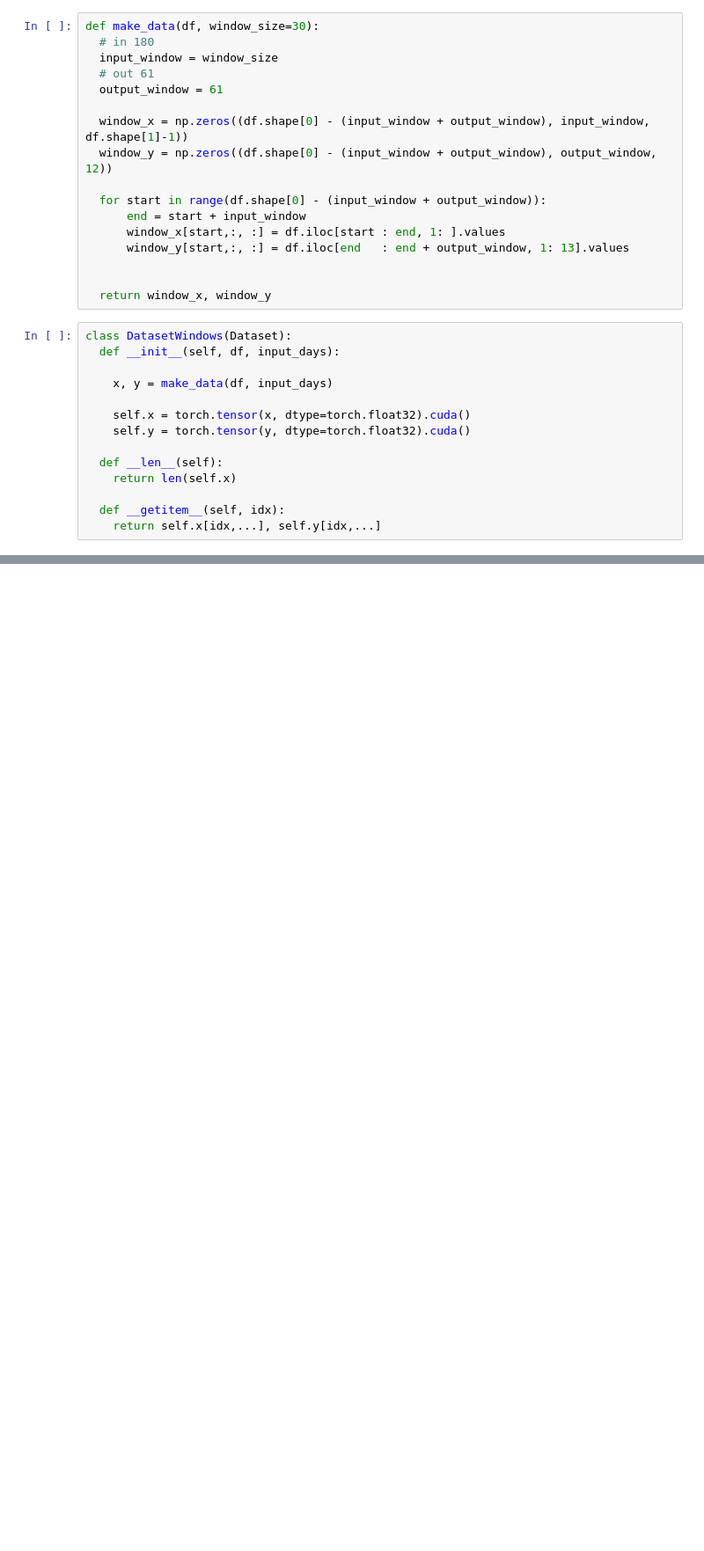
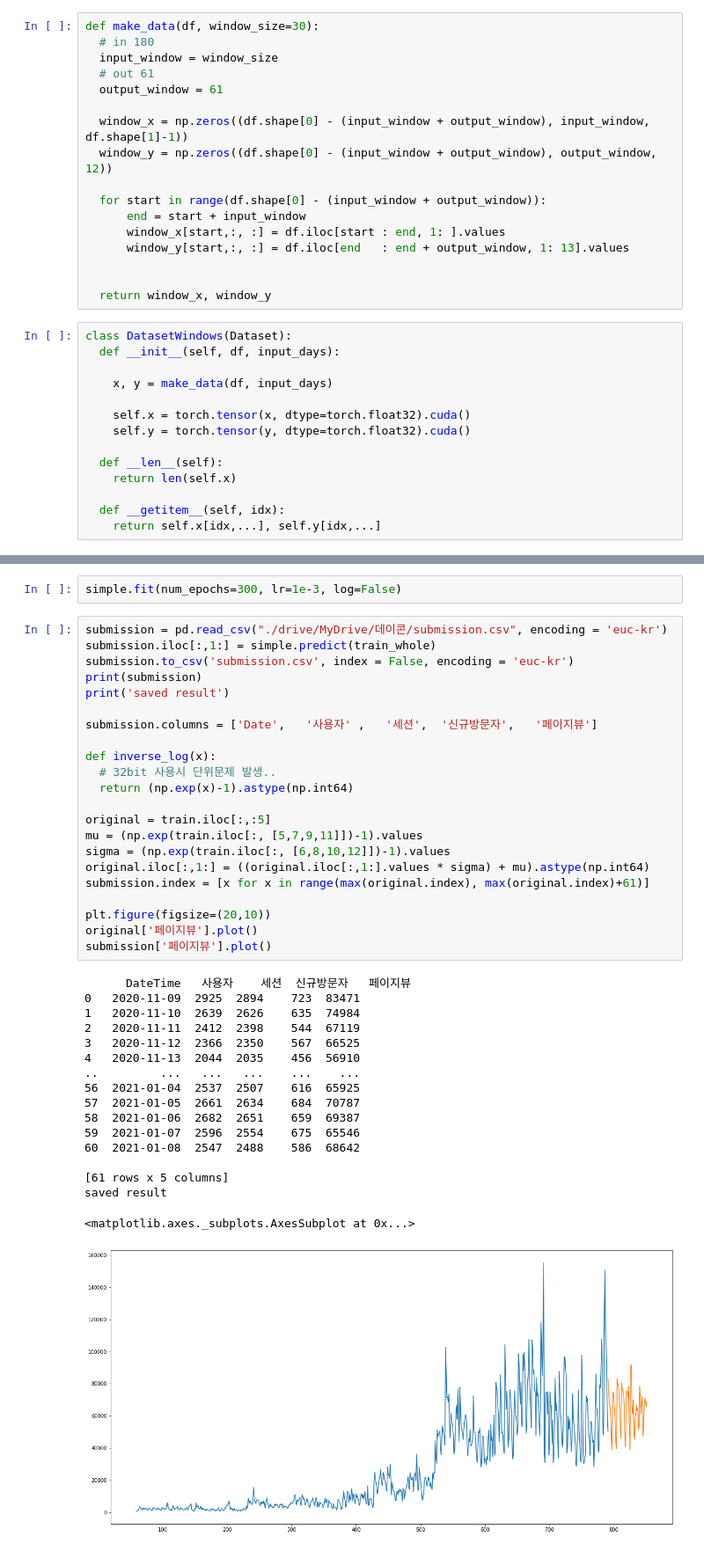
Before and after one commit to 100jy/dacon_ts_forecasting, a Jupyter notebook: Normalized.ipynb, the cells around one changed output, grey strips where cells are left out. Shown: that part at 88% size. Saved outputs shown, nothing was run; the diff lists cells and outputs as text; blank space fills up the shorter version.

```diff
--- a/Normalized.ipynb
+++ b/Normalized.ipynb
@@ -451,0 +426,42 @@ saved result
+# %%
+simple.fit(num_epochs=300, lr=1e-3, log=False)
+# %%
+submission = pd.read_csv("./drive/MyDrive/데이콘/submission.csv", encoding = 'euc-kr')
+submission.iloc[:,1:] = simple.predict(train_whole)
+submission.to_csv('submission.csv', index = False, encoding = 'euc-kr')
+print(submission)
+print('saved result')
+
+submission.columns = ['Date',   '사용자' ,   '세션',  '신규방문자',   '페이지뷰']
+
+def inverse_log(x):
+  # 32bit 사용시 단위문제 발생..
+  return (np.exp(x)-1).astype(np.int64)
+
+original = train.iloc[:,:5]
+mu = (np.exp(train.iloc[:, [5,7,9,11]])-1).values
+sigma = (np.exp(train.iloc[:, [6,8,10,12]])-1).values
+original.iloc[:,1:] = ((original.iloc[:,1:].values * sigma) + mu).astype(np.int64)
+submission.index = [x for x in range(max(original.index), max(original.index)+61)]
+
+plt.figure(figsize=(20,10))
+original['페이지뷰'].plot()
+submission['페이지뷰'].plot()
+# %% [output]
+      DateTime   사용자    세션  신규방문자   페이지뷰
+0   2020-11-09  2925  2894    723  83471
+1   2020-11-10  2639  2626    635  74984
+2   2020-11-11  2412  2398    544  67119
+3   2020-11-12  2366  2350    567  66525
+4   2020-11-13  2044  2035    456  56910
+..         ...   ...   ...    ...    ...
+56  2021-01-04  2537  2507    616  65925
+57  2021-01-05  2661  2634    684  70787
+58  2021-01-06  2682  2651    659  69387
+59  2021-01-07  2596  2554    675  65546
+60  2021-01-08  2547  2488    586  68642
+
+[61 rows x 5 columns]
+saved result
+<matplotlib.axes._subplots.AxesSubplot at 0x...>
+[figure, added]
```
Also changed, not shown: parts of 16 cells of this notebook.
